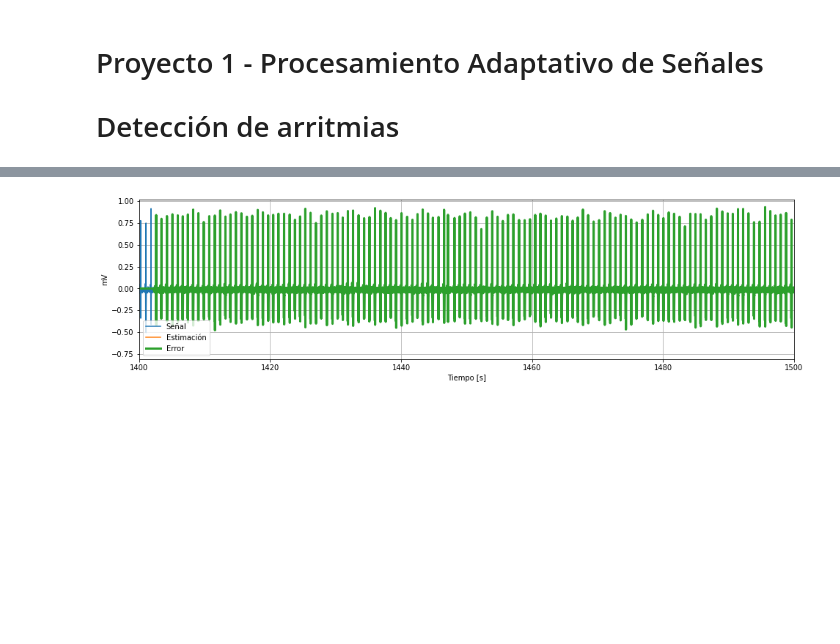
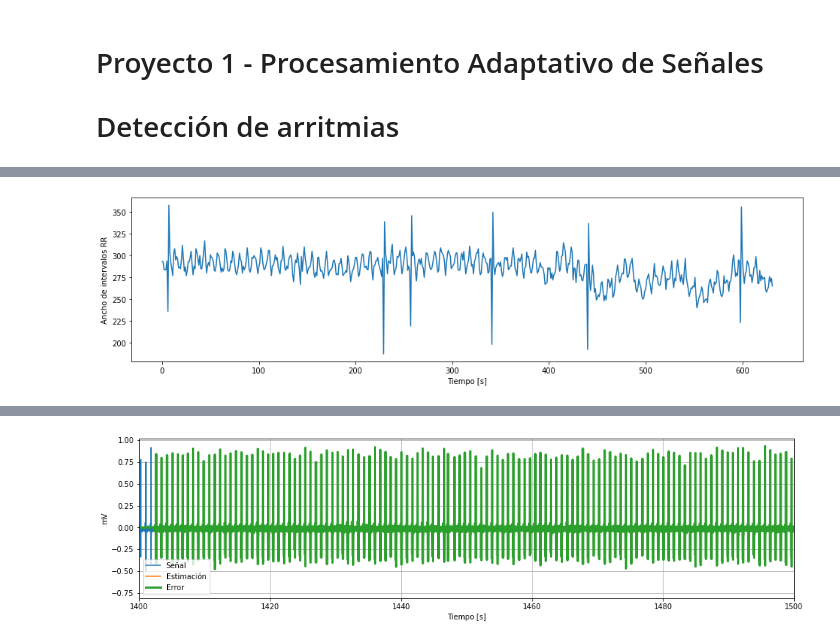
Before and after one commit to mbergerman/Procesamiento-Adaptativo, a Jupyter notebook: Proyecto 1/PASA_P1_G2.ipynb, the cells around one changed output, grey strips where cells are left out. Saved outputs shown, nothing was run; the diff lists cells and outputs as text; code cells hidden in the pictures; blank space fills up the shorter version.

```diff
--- a/Proyecto 1/PASA_P1_G2.ipynb
+++ b/Proyecto 1/PASA_P1_G2.ipynb
@@ -95,0 +98,9 @@ plt.show()
+# %%
+plt.figure(figsize=(16, 4))
+#plt.plot([t/fs for t in peaks[:-1]], np.diff(peaks))
+plt.plot(np.diff(peaks))
+plt.ylabel('Ancho de intervalos RR')
+plt.xlabel('Tiempo [s]')
+plt.show()
+# %% [output]
+[figure, added]
```
Also changed, not shown: parts of 5 cells of this notebook.
